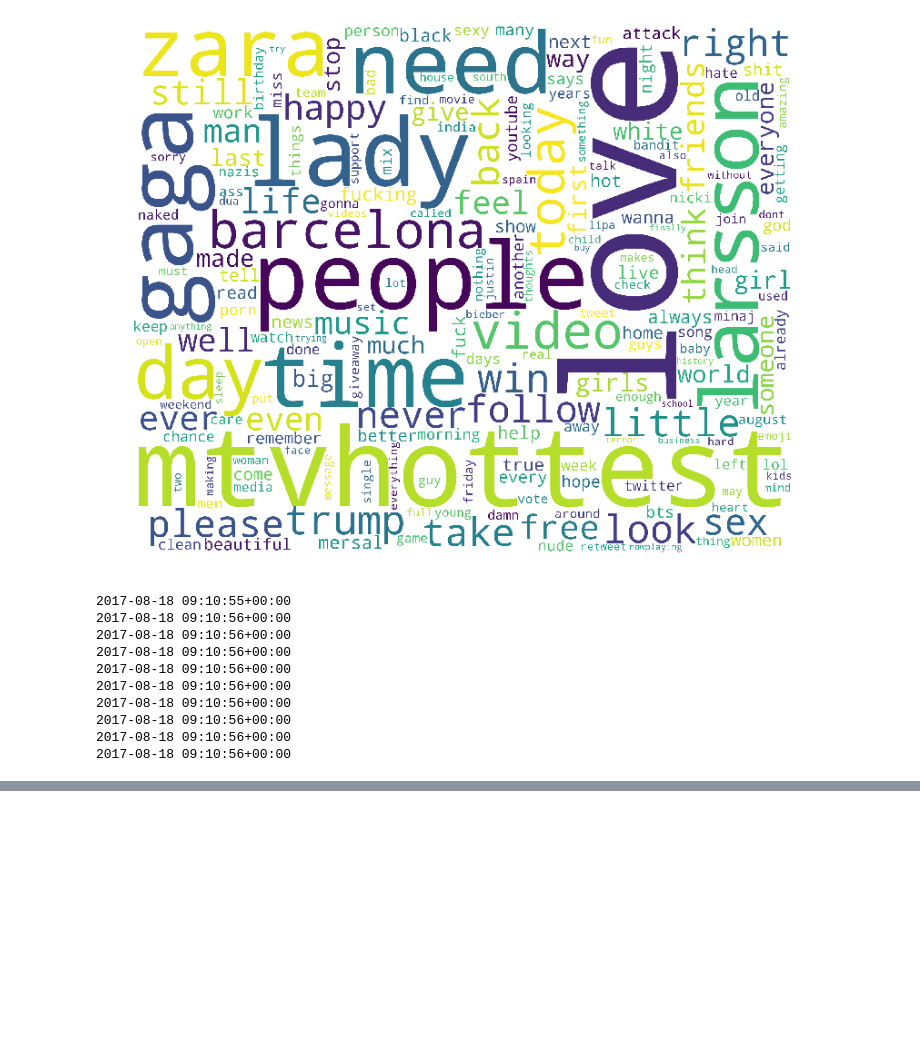
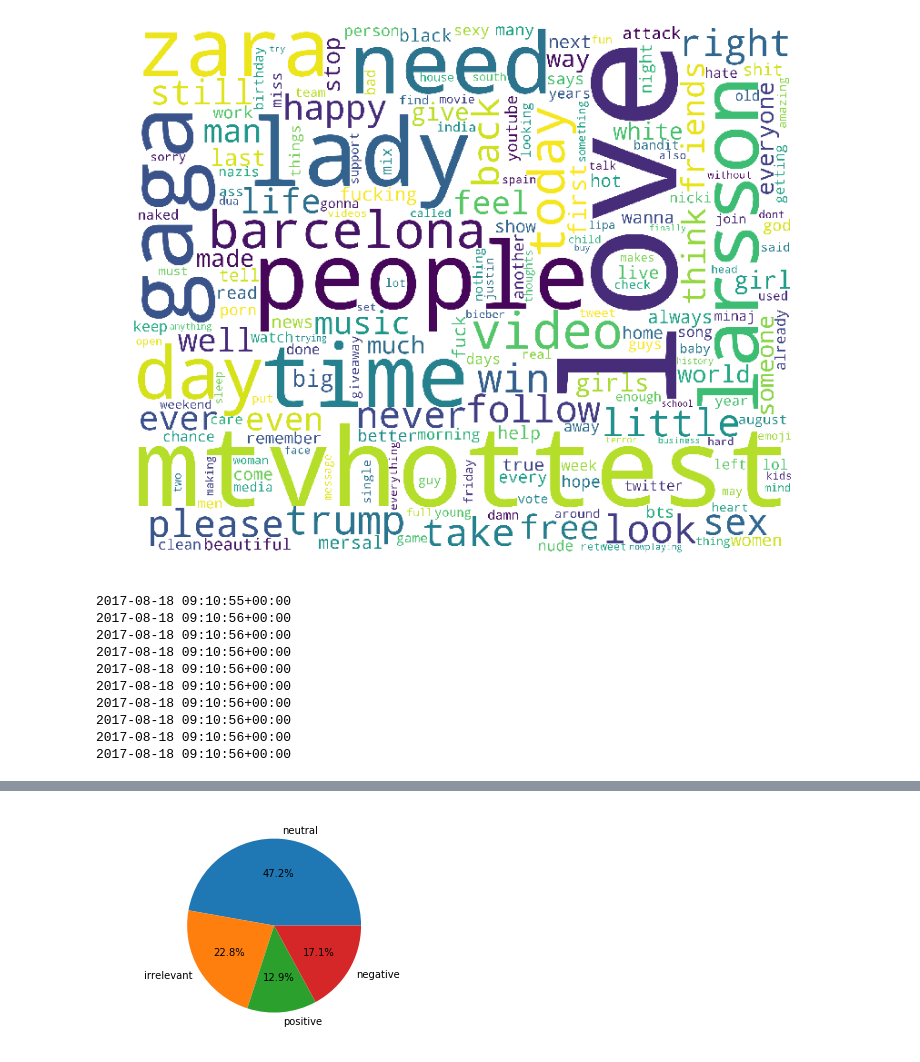
Before and after one commit to ClaasM/Bachelors-Thesis, a Jupyter notebook: notebooks/datasets/sample_stream.ipynb, the cells around one changed output, grey strips where cells are left out. Saved outputs shown, nothing was run; the diff lists cells and outputs as text; code cells hidden in the pictures; blank space fills up the shorter version.

```diff
--- a/notebooks/datasets/sample_stream.ipynb
+++ b/notebooks/datasets/sample_stream.ipynb
@@ -94,0 +95,33 @@ lda = models.LdaModel.load(lda_filename)
+# %%
+import pickle
+
+# Load sentiment model
+classifier_f = open("./../../models/naive_bayes/scikit_naive_bayes_multinomial.pickle", "rb")
+sentiment_classifier = pickle.load(classifier_f)
+classifier_f.close()
+
+# Make sure to use the correct tokenization function, without stopword removal
+sa_tokenize = spark_functions.tokenizer(remove_stopwords=False)
+
+#
+with open('./../../data/interim/stream_en.csv') as csv_file:
+    iterator = csv.reader(csv_file, delimiter=',')
+    sentiment_count = {
+        "neutral":0,
+        "irrelevant":0,
+        "positive":0,
+        "negative":0
+    }
+    for (_1, _2, _3, text) in iterator:
+        tokens = sa_tokenize(preprocess(text))
+        sentiment = sentiment_classifier.predict([spark_functions.extract_features(document=tokens, word_features=dictionary.token2id)])[0]
+        sentiment_count[sentiment]+=1
+
+sizes = np.fromiter(iter(sentiment_count.values()), dtype=int)
+labels = ["neutral", "irrelevant", "positive", "negative"]
+plt.axis('equal')
+plt.pie(sizes, labels=labels, shadow=False, autopct='%1.1f%%',)
+plt.savefig('sample_sentiment.pdf', format="pdf")
+plt.show()
+# %% [output]
+[figure, added]
```
Also changed, not shown: parts of 1 cell of this notebook, 15 other files.
